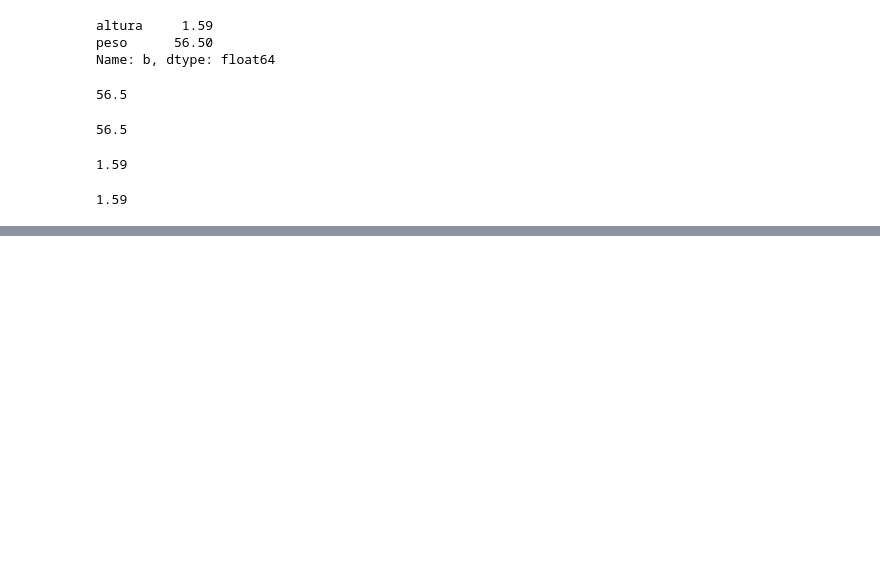
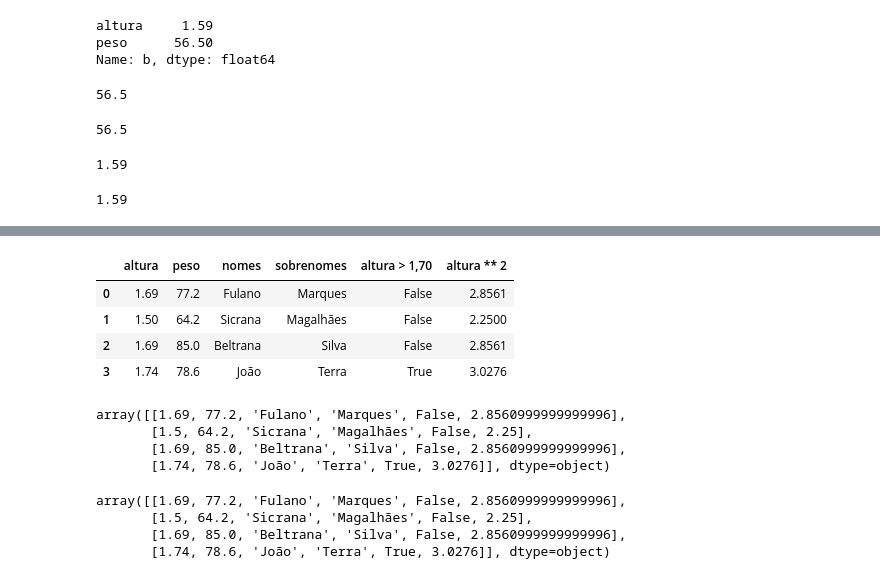
Before and after one commit to carolinarutililima/ADA_Santander, a Jupyter notebook: Técnicas de Programação I (PY)/Aula_5.ipynb, the cells around one changed output, grey strips where cells are left out. Saved outputs shown, nothing was run; the diff lists cells and outputs as text; code cells hidden in the pictures; blank space fills up the shorter version.

```diff
--- a/Técnicas de Programação I (PY)/Aula_5.ipynb
+++ b/Técnicas de Programação I (PY)/Aula_5.ipynb
@@ -163,0 +255,3 @@ df.loc['b', 'altura']
+# %%
+df.at[1, 'altura'] = 1.50
+df
@@ -163,0 +264,3 @@ df.loc['b', 'altura']
+# %%
+df.loc[:2, 'peso'] = [77.2, 64.2, 85.0]
+df
@@ -163,0 +273,3 @@ df.loc['b', 'altura']
+# %%
+df['sobrenomes'] = ['Marques', 'Magalhães', 'Silva', 'Terra']
+df
@@ -163,0 +290,3 @@ df.loc['b', 'altura']
+# %%
+df['altura > 1,70'] = df['altura'] > 1.70
+df
@@ -163,0 +299,23 @@ df.loc['b', 'altura']
+# %%
+df['altura ** 2'] = df['altura'] ** 2
+df
+# %% [output]
+|  | altura | peso | nomes | sobrenomes | altura > 1,70 | altura ** 2 |
+| 0 | 1.69 | 77.2 | Fulano | Marques | False | 2.8561 |
+| 1 | 1.50 | 64.2 | Sicrana | Magalhães | False | 2.2500 |
+| 2 | 1.69 | 85.0 | Beltrana | Silva | False | 2.8561 |
+| 3 | 1.74 | 78.6 | João | Terra | True | 3.0276 |
+# %%
+df.to_numpy()
+# %% [output]
+array([[1.69, 77.2, 'Fulano', 'Marques', False, 2.8560999999999996],
+       [1.5, 64.2, 'Sicrana', 'Magalhães', False, 2.25],
+       [1.69, 85.0, 'Beltrana', 'Silva', False, 2.8560999999999996],
+       [1.74, 78.6, 'João', 'Terra', True, 3.0276]], dtype=object)
+# %%
+df.values
+# %% [output]
+array([[1.69, 77.2, 'Fulano', 'Marques', False, 2.8560999999999996],
+       [1.5, 64.2, 'Sicrana', 'Magalhães', False, 2.25],
+       [1.69, 85.0, 'Beltrana', 'Silva', False, 2.8560999999999996],
+       [1.74, 78.6, 'João', 'Terra', True, 3.0276]], dtype=object)
```
Also changed, not shown: parts of 61 cells of this notebook, 4 other files.
